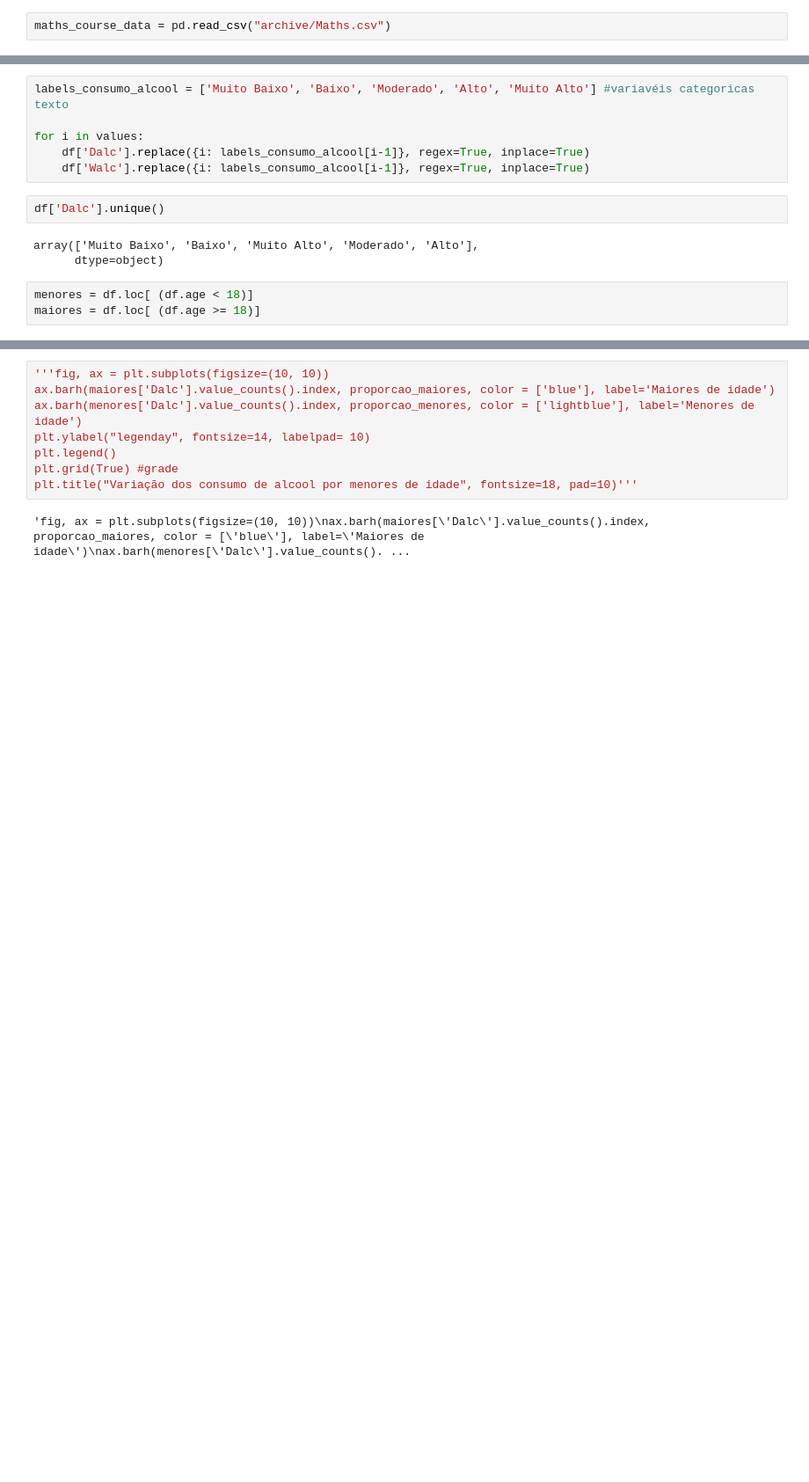
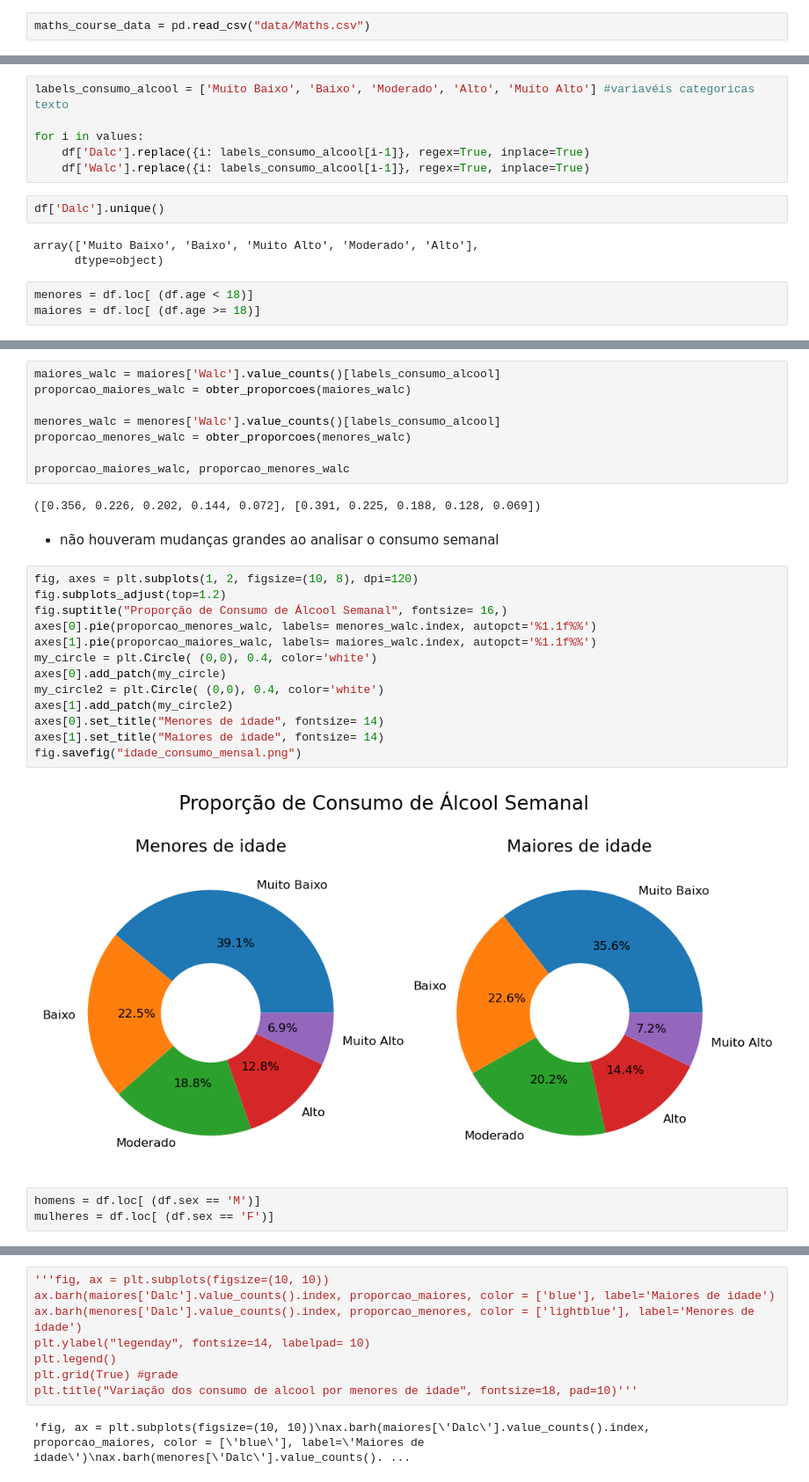
Before and after one commit to IamNivestar/exploratory_analysis_alcohol-effects, a Jupyter notebook: analysis_code.ipynb, the cells around one changed output, grey strips where cells are left out. Shown at 88% size. Saved outputs shown, nothing was run; the diff lists cells and outputs as text; blank space fills up the shorter version.

```diff
--- a/analysis_code.ipynb
+++ b/analysis_code.ipynb
@@ -15,5 +15,5 @@ https://www.kaggle.com/datasets/whenamancodes/alcohol-effects-on-study
 # %%
 #data import
 # %%
-maths_course_data = pd.read_csv("archive/Maths.csv")
+maths_course_data = pd.read_csv("data/Maths.csv")
 # %%
@@ -176,0 +207,30 @@ Text(0.5, 1.0, 'Maiores de idade')
+# %%
+maiores_walc = maiores['Walc'].value_counts()[labels_consumo_alcool]
+proporcao_maiores_walc = obter_proporcoes(maiores_walc)
+
+menores_walc = menores['Walc'].value_counts()[labels_consumo_alcool]
+proporcao_menores_walc = obter_proporcoes(menores_walc)
+
+proporcao_maiores_walc, proporcao_menores_walc
+# %% [output]
+([0.356, 0.226, 0.202, 0.144, 0.072], [0.391, 0.225, 0.188, 0.128, 0.069])
+# %% [markdown]
+- não houveram mudanças grandes ao analisar o consumo semanal
+# %%
+fig, axes = plt.subplots(1, 2, figsize=(10, 8), dpi=120)
+fig.subplots_adjust(top=1.2)
+fig.suptitle("Proporção de Consumo de Álcool Semanal", fontsize= 16,)
+axes[0].pie(proporcao_menores_walc, labels= menores_walc.index, autopct='%1.1f%%')
+axes[1].pie(proporcao_maiores_walc, labels= maiores_walc.index, autopct='%1.1f%%')
+my_circle = plt.Circle( (0,0), 0.4, color='white')
+axes[0].add_patch(my_circle)
+my_circle2 = plt.Circle( (0,0), 0.4, color='white')
+axes[1].add_patch(my_circle2)
+axes[0].set_title("Menores de idade", fontsize= 14)
+axes[1].set_title("Maiores de idade", fontsize= 14)
+fig.savefig("idade_consumo_mensal.png")
+# %% [output]
+[figure, added]
+# %%
+homens = df.loc[ (df.sex == 'M')]
+mulheres = df.loc[ (df.sex == 'F')]
```
Also changed, not shown: parts of 17 cells of this notebook, 4 other files.
